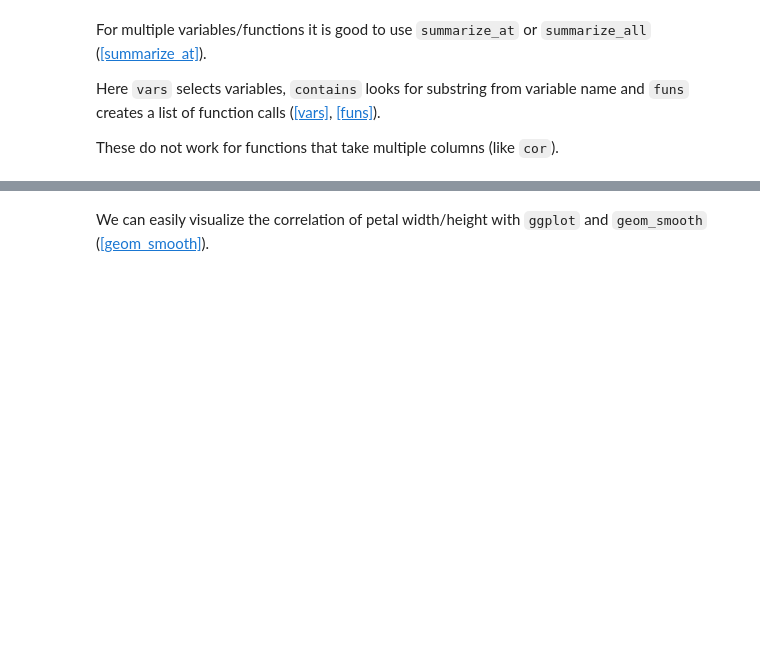
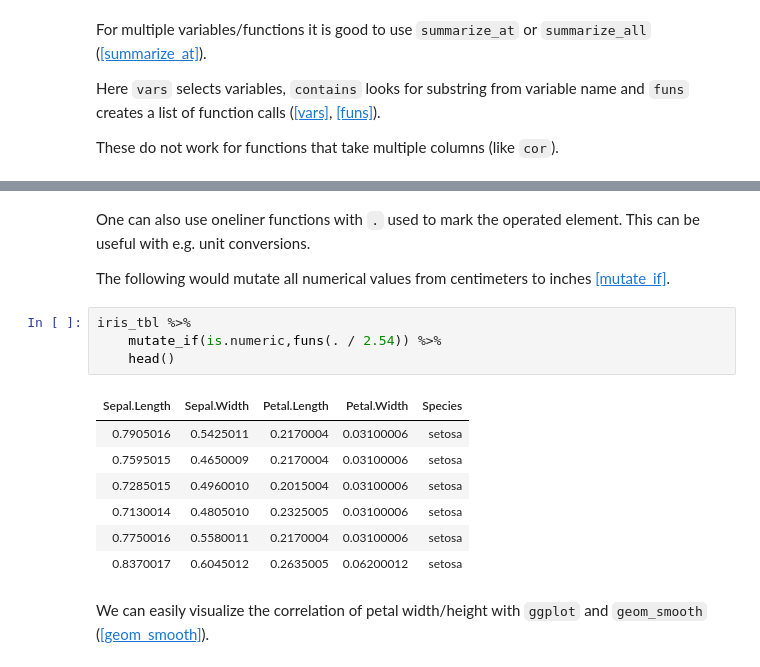
Before and after one commit to AaltoSciComp/python-r-data-analysis-course, a Jupyter notebook: r/02_Summaries_and_Groups.ipynb, the cells around one changed output, grey strips where cells are left out. Saved outputs shown, nothing was run; the diff lists cells and outputs as text; blank space fills up the shorter version.

```diff
--- a/r/02_Summaries_and_Groups.ipynb
+++ b/r/02_Summaries_and_Groups.ipynb
@@ -63,6 +63,22 @@ iris_tbl %>%
 | 3.758 | 1.199333 | 3.116278 | 0.5810063 |
 | Sepal.Length_mean | Sepal.Width_mean | Petal.Length_mean | Petal.Width_mean | Sepal.Length_var | Sepal.Width_var | ... |
 | 5.843333 | 3.057333 | 3.758 | 1.199333 | 0.6856935 | 0.1899794 | ... |
+# %% [markdown]
+One can also use oneliner functions with `.` used to mark the operated element. This can be useful with e.g. unit conversions.
+
+The following would mutate all numerical values from centimeters to inches [[mutate_if]](http://dplyr.tidyverse.org/reference/summarise_all.html).
+# %%
+iris_tbl %>%
+    mutate_if(is.numeric,funs(. / 2.54)) %>%
+    head()
+# %% [output]
+| Sepal.Length | Sepal.Width | Petal.Length | Petal.Width | Species |
+| 0.7905016 | 0.5425011 | 0.2170004 | 0.03100006 | setosa |
+| 0.7595015 | 0.4650009 | 0.2170004 | 0.03100006 | setosa |
+| 0.7285015 | 0.4960010 | 0.2015004 | 0.03100006 | setosa |
+| 0.7130014 | 0.4805010 | 0.2325005 | 0.03100006 | setosa |
+| 0.7750016 | 0.5580011 | 0.2170004 | 0.03100006 | setosa |
+| 0.8370017 | 0.6045012 | 0.2635005 | 0.06200012 | setosa |
 # %% [markdown]
 We can easily visualize the correlation of petal width/height with `ggplot` and `geom_smooth` ([[geom_smooth]](http://ggplot2.tidyverse.org/reference/geom_smooth.html)).
 # %%
```
Also changed, not shown: parts of 1 cell of this notebook, 3 other files.
